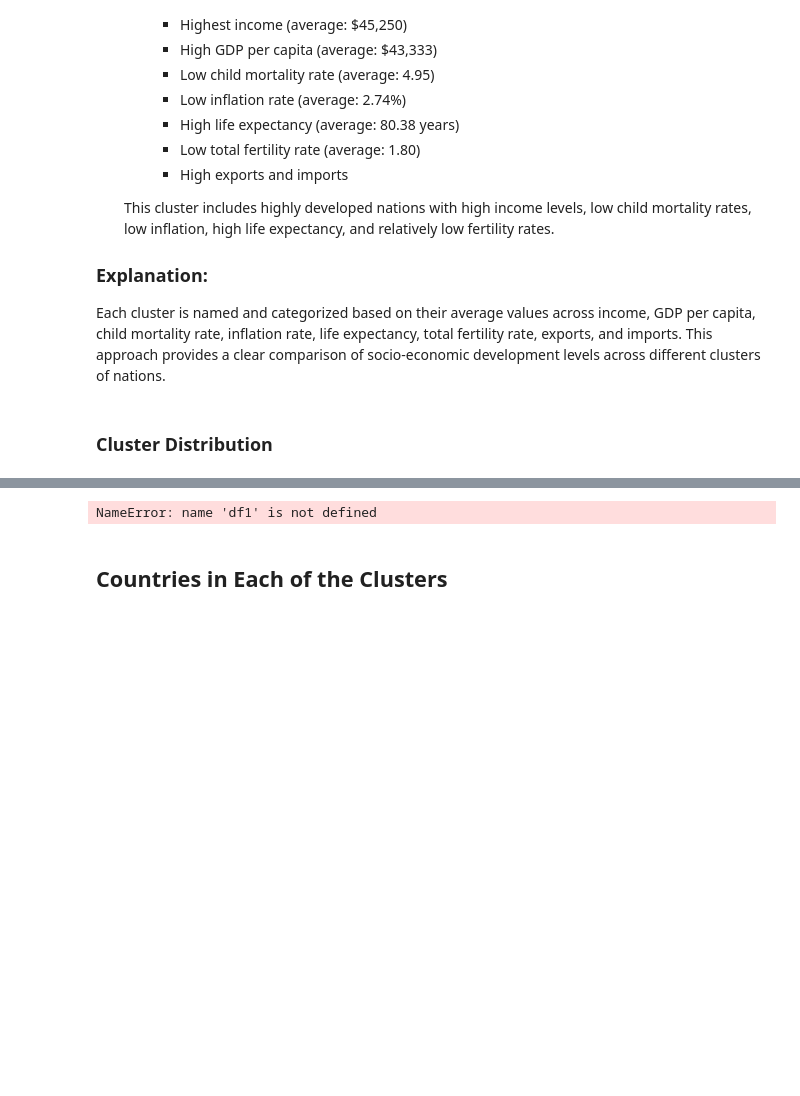
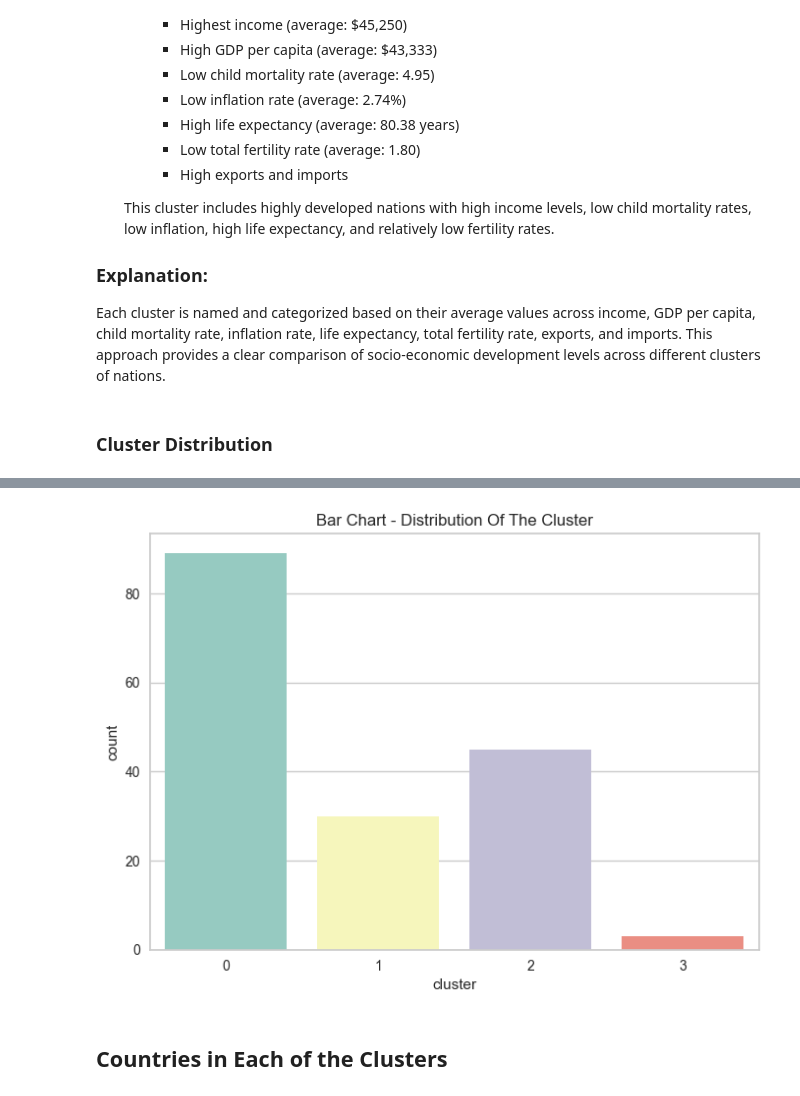
Before and after one commit to I-amyayi/Clustering-PCA, a Jupyter notebook: NGO.ipynb, the cells around one changed output, grey strips where cells are left out. Saved outputs shown, nothing was run; the diff lists cells and outputs as text; code cells hidden in the pictures; blank space fills up the shorter version.

```diff
--- a/NGO.ipynb
+++ b/NGO.ipynb
@@ -366,15 +366,15 @@ plt.show()
 # %%
-custom_colors = sns.color_palette('Set1', 3)
+custom_colors = sns.color_palette('Set3', 4)
 
 #Plotting countplot of clusters
 #pal = ["#682F2F","#B9C0C9", "#9F8A78","#F3AB60"]
-pl = sns.countplot(x=df1["cluster"], palette= custom_colors)
+pl = sns.countplot(x=df["cluster"], palette= custom_colors)
 pl.set_title("Bar Chart - Distribution Of The Cluster")
 #Save the image below
 plt.savefig("Bar chart (clusters).png",dpi = 300,bbox_inches ="tight")
 plt.show()
 # %% [output]
-NameError: name 'df1' is not defined
+[figure, added]
 # %% [markdown]
 ## Countries in Each of the Clusters
 # %%
```
Also changed, not shown: parts of 12 cells of this notebook.
